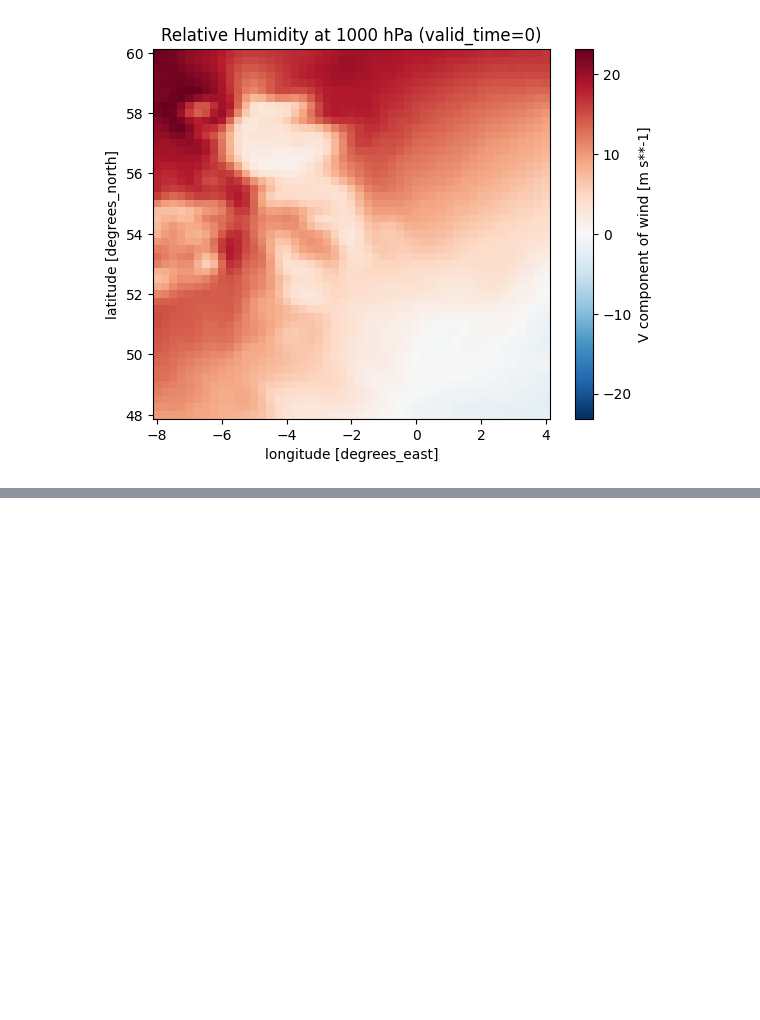
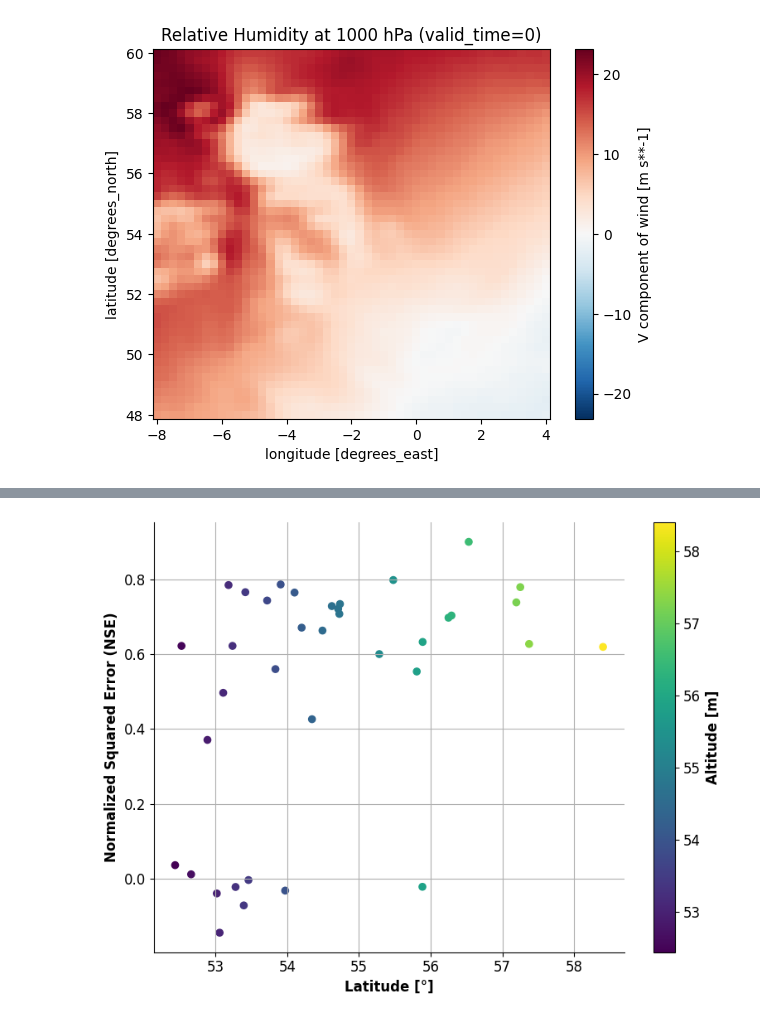
Before and after one commit to AlineVD/Lowlands-vs_highlands-streamflow, a Jupyter notebook: download_data/test.ipynb, the cells around one changed output, grey strips where cells are left out. Cells and saved outputs as stored; diff of their text form; code cells hidden in the pictures; blank space fills up the shorter version.

```diff
--- a/download_data/test.ipynb
+++ b/download_data/test.ipynb
@@ -17,0 +230,4 @@ importlib.reload(download_shapefiles)
+# %%
+filename = paths.WEATHER_UK + f'/Rainfall/Rainfall_{yy}_aggregated.nc'
+aggregated = xr.open_dataset(filename)
+aggregated.tp.values
@@ -117,0 +407,9 @@ Stacktrace:
+# %%
+all_files = os.listdir(paths.PREDICTIONS + '/era5')
+
+# Filter only *_era5.csv files and extract station numbers
+station_numbers = [
+    filename.split('_')[0]
+    for filename in all_files
+    if filename.endswith('_era5.csv')
+]
@@ -117,0 +525,64 @@ Stacktrace:
+# %%
+import matplotlib.pyplot as plt
+import matplotlib.gridspec as gridspec
+import matplotlib as mpl
+
+input_type = 'era5'
+
+overview_gdf = cc.get_characteristics_all_stations(
+    station_numbers,
+    input_type=input_type,
+    years_eval=years_eval
+)
+
+# Set the parameter and label
+param = 'Latitude'
+label = 'Latitude [°]'
+colormap_param = 'Latitude'  # Can change to another param if needed
+
+catchment_dict = {
+    '7001': 'Findhorn',
+    '33039': 'Bedford Ouse',
+    '54057': 'Severn'
+}
+
+# Set up figure
+fig, ax = plt.subplots(figsize=(8, 6))
+
+# Create color map
+cmap = plt.get_cmap('viridis')
+norm = plt.Normalize(overview_gdf[colormap_param].min(), overview_gdf[colormap_param].max())
+
+# Scatter plot
+sc = ax.scatter(
+    overview_gdf[param],
+    overview_gdf['NSE'],
+    c=overview_gdf[colormap_param],
+    cmap=cmap,
+    norm=norm,
+    s=35
+)
+
+ax.set_xlabel(label, weight='bold', size=12)
+ax.set_ylabel('Normalized Squared Error (NSE)', weight='bold', size=12)
+ax.spines['top'].set_visible(False)
+ax.spines['right'].set_visible(False)
+ax.tick_params(axis='both', labelsize=12)
+ax.grid(True)
+
+# Add station names next to the selected catchments
+x_offset = (overview_gdf[param].max() - overview_gdf[param].min()) / 100
+y_offset = 0.01
+for _, row in overview_gdf.iterrows():
+    if row['Station'] in catchment_dict:
+        ax.text(row[param] + x_offset, row['NSE'] + y_offset, catchment_dict[row['Station']], fontsize=11, ha='left')
+
+# Add colorbar
+cbar = plt.colorbar(sc, ax=ax, orientation='vertical')
+cbar.set_label('Altitude [m]', weight='bold', size=12)
+cbar.ax.tick_params(labelsize=12)
+
+plt.tight_layout()
+plt.show()
+# %% [output]
+[figure, added]
```
Also changed, not shown: parts of 38 cells of this notebook, 15 other files.
